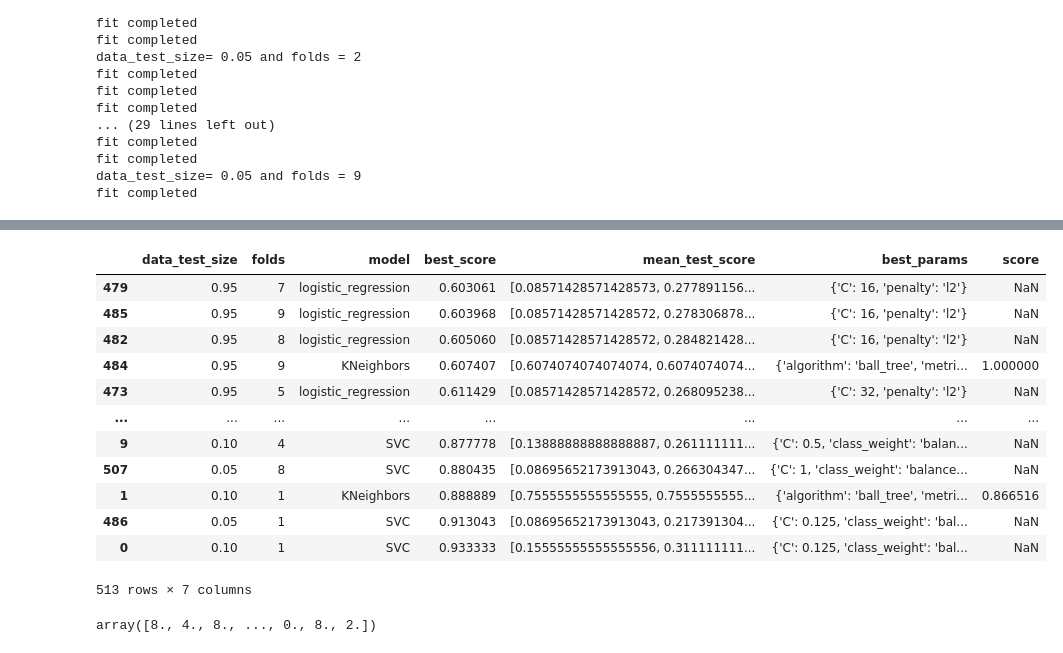
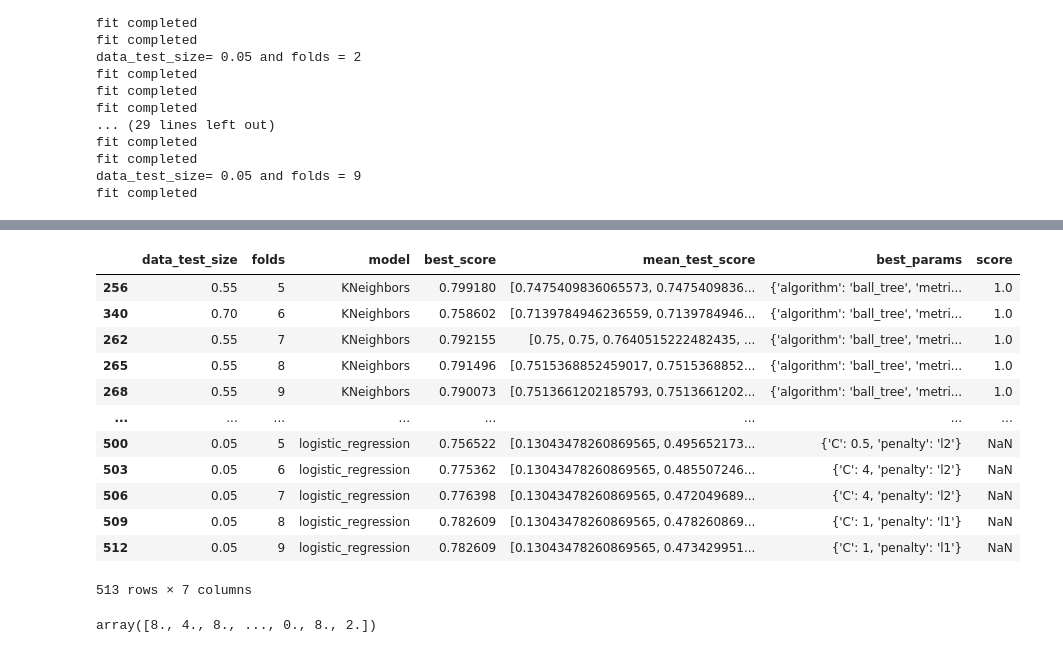
Before and after one commit to davidcohenunibo/machine_learning_1, a Jupyter notebook: SvmKnn.ipynb, the cells around one changed output, grey strips where cells are left out. Cells and saved outputs as stored; diff of their text form; code cells hidden in the pictures.

Commit message:
update score eval

```diff
--- a/SvmKnn.ipynb
+++ b/SvmKnn.ipynb
@@ -207,28 +215,24 @@ dataframe
 # %%
 # for SVC
 datawork = dataframe.loc[dataframe['model'] == "SVC"]
-datawork = datawork.sort_values(by='best_score', ascending=True)
-dataframe['score'] = datawork['best_params'].map(lambda x: SVC(**x).fit(x_train, y_train).score(x_train, y_train))
-
+dataframe['score'].update(datawork['best_params'].map(lambda x: SVC(**x).fit(x_train, y_train).score(x_train, y_train)))
 # for KNN
 datawork = dataframe.loc[dataframe['model'] == "KNeighbors"]
-datawork = datawork.sort_values(by='best_score', ascending=True)
-dataframe['score'] = datawork['best_params'].map(lambda x: KNeighborsClassifier(**x).fit(x_train, y_train).score(x_train, y_train))# for KNN
-
-dataframe
+dataframe['score'].update(datawork['best_params'].map(lambda x: KNeighborsClassifier(**x).fit(x_train, y_train).score(x_train, y_train)))# for KNN
+dataframe.sort_values(by='score', ascending=False)
 # %% [output]
 |  | data_test_size | folds | model | best_score | mean_test_score | best_params | score |
-| 479 | 0.95 | 7 | logistic_regression | 0.603061 | [0.08571428571428573, 0.277891156... | {'C': 16, 'penalty': 'l2'} | NaN |
-| 485 | 0.95 | 9 | logistic_regression | 0.603968 | [0.08571428571428572, 0.278306878... | {'C': 16, 'penalty': 'l2'} | NaN |
-| 482 | 0.95 | 8 | logistic_regression | 0.605060 | [0.08571428571428572, 0.284821428... | {'C': 16, 'penalty': 'l2'} | NaN |
-| 484 | 0.95 | 9 | KNeighbors | 0.607407 | [0.6074074074074074, 0.6074074074... | {'algorithm': 'ball_tree', 'metri... | 1.000000 |
-| 473 | 0.95 | 5 | logistic_regression | 0.611429 | [0.08571428571428572, 0.268095238... | {'C': 32, 'penalty': 'l2'} | NaN |
+| 256 | 0.55 | 5 | KNeighbors | 0.799180 | [0.7475409836065573, 0.7475409836... | {'algorithm': 'ball_tree', 'metri... | 1.0 |
+| 340 | 0.70 | 6 | KNeighbors | 0.758602 | [0.7139784946236559, 0.7139784946... | {'algorithm': 'ball_tree', 'metri... | 1.0 |
+| 262 | 0.55 | 7 | KNeighbors | 0.792155 | [0.75, 0.75, 0.7640515222482435, ... | {'algorithm': 'ball_tree', 'metri... | 1.0 |
+| 265 | 0.55 | 8 | KNeighbors | 0.791496 | [0.7515368852459017, 0.7515368852... | {'algorithm': 'ball_tree', 'metri... | 1.0 |
+| 268 | 0.55 | 9 | KNeighbors | 0.790073 | [0.7513661202185793, 0.7513661202... | {'algorithm': 'ball_tree', 'metri... | 1.0 |
 | ... | ... | ... | ... | ... | ... | ... | ... |
-| 9 | 0.10 | 4 | SVC | 0.877778 | [0.13888888888888887, 0.261111111... | {'C': 0.5, 'class_weight': 'balan... | NaN |
-| 507 | 0.05 | 8 | SVC | 0.880435 | [0.08695652173913043, 0.266304347... | {'C': 1, 'class_weight': 'balance... | NaN |
-| 1 | 0.10 | 1 | KNeighbors | 0.888889 | [0.7555555555555555, 0.7555555555... | {'algorithm': 'ball_tree', 'metri... | 0.866516 |
-| 486 | 0.05 | 1 | SVC | 0.913043 | [0.08695652173913043, 0.217391304... | {'C': 0.125, 'class_weight': 'bal... | NaN |
-| 0 | 0.10 | 1 | SVC | 0.933333 | [0.15555555555555556, 0.311111111... | {'C': 0.125, 'class_weight': 'bal... | NaN |
+| 500 | 0.05 | 5 | logistic_regression | 0.756522 | [0.13043478260869565, 0.495652173... | {'C': 0.5, 'penalty': 'l2'} | NaN |
+| 503 | 0.05 | 6 | logistic_regression | 0.775362 | [0.13043478260869565, 0.485507246... | {'C': 4, 'penalty': 'l2'} | NaN |
+| 506 | 0.05 | 7 | logistic_regression | 0.776398 | [0.13043478260869565, 0.472049689... | {'C': 4, 'penalty': 'l2'} | NaN |
+| 509 | 0.05 | 8 | logistic_regression | 0.782609 | [0.13043478260869565, 0.478260869... | {'C': 1, 'penalty': 'l1'} | NaN |
+| 512 | 0.05 | 9 | logistic_regression | 0.782609 | [0.13043478260869565, 0.473429951... | {'C': 1, 'penalty': 'l1'} | NaN |
 513 rows × 7 columns
 # %%
 databest = dataframe.sort_values(by='best_score', ascending=True)
```
Also changed, not shown: parts of 1 cell of this notebook.
